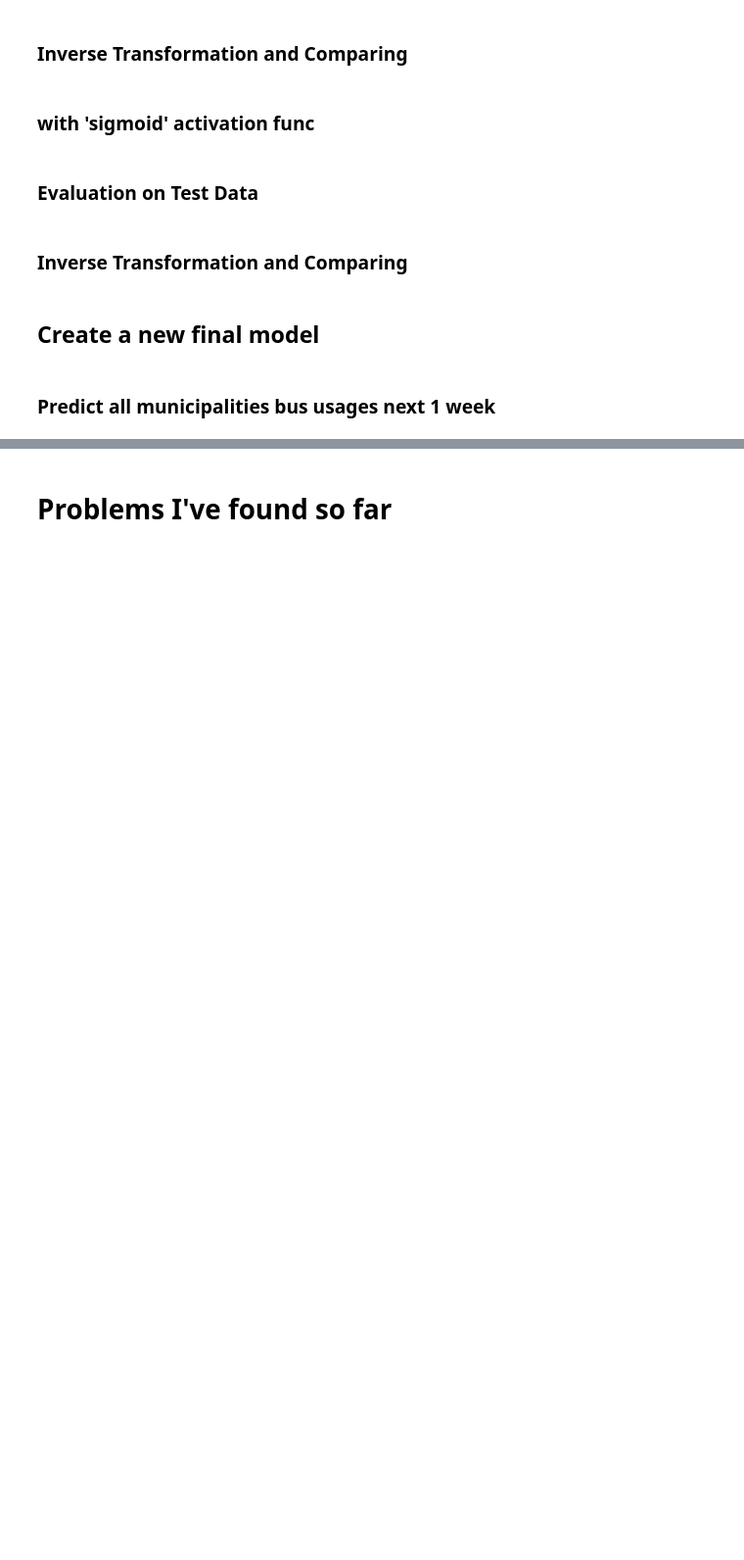
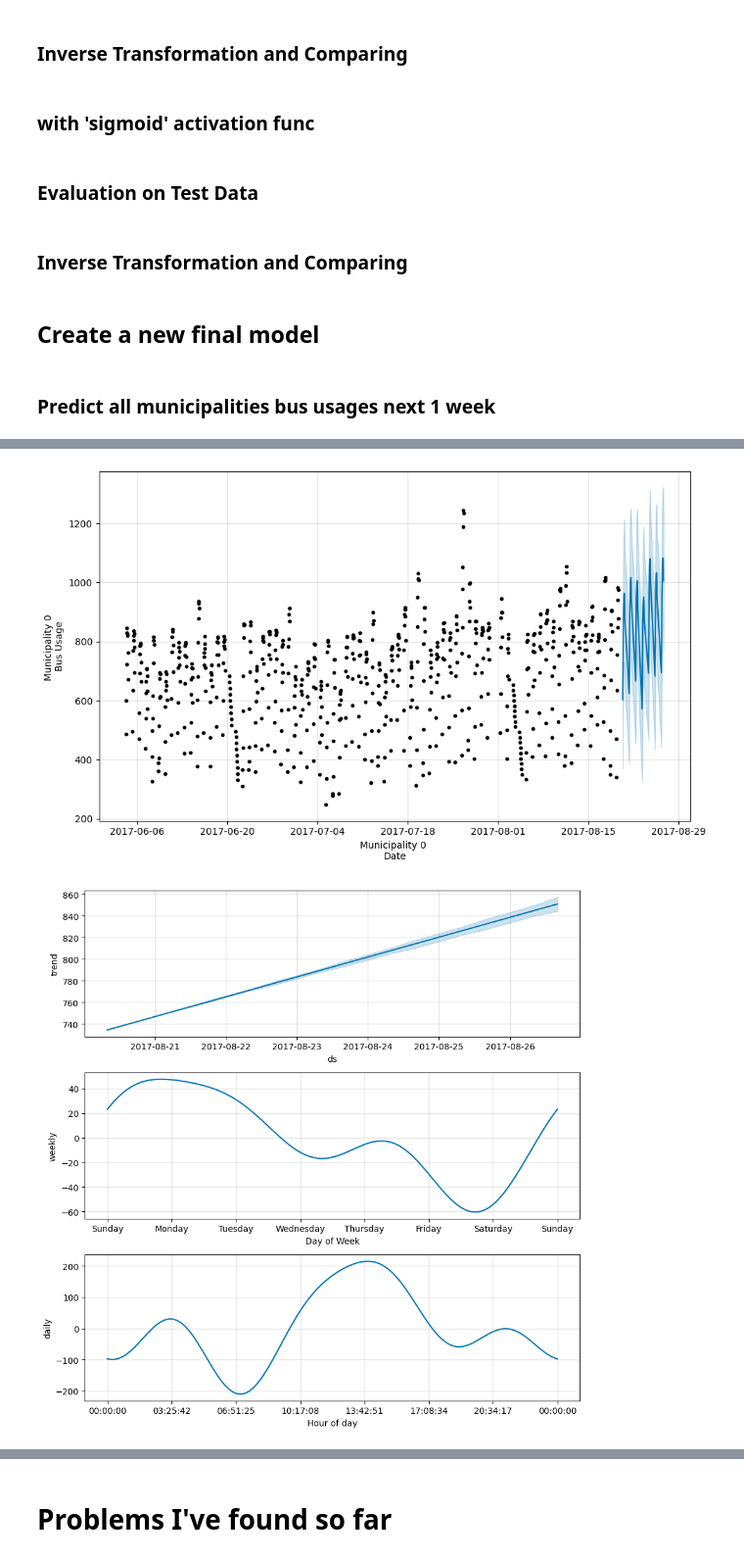
Before and after one commit to EmincanY/TimeSeriesModels-MunicipalityPredictions, a Jupyter notebook: Emincan_YILMAZ_interview.ipynb, the cells around one changed output, grey strips where cells are left out. Shown: that part at 98% size. Saved outputs shown, nothing was run; the diff lists cells and outputs as text; code cells hidden in the pictures; blank space fills up the shorter version.

Commit message:
Almost done. LSTM model not tuned. Prophet predicts almost done.

```diff
--- a/Emincan_YILMAZ_interview.ipynb
+++ b/Emincan_YILMAZ_interview.ipynb
@@ -1971,0 +1021,19 @@ for df in dfs:
+# %%
+dfs = [df_0_last,df_1_last,df_2_last,df_3_last,df_4_last,df_5_last,df_6_last,df_7_last,df_8_last,df_9_last]
+# %%
+dates = pd.date_range(start='2017-08-20 08:00:00', end='2017-08-26 16:00:00', freq='H')
+df = pd.DataFrame(dates, columns=['ds'])
+df['day'] = df['ds'].dt.date
+
+# Filter the hours between 08:00:00 and 16:00:00
+df = df[(df['ds'].dt.hour >= 8) & (df['ds'].dt.hour <= 16)]
+
+grouped = df.groupby(df['day'])
+time_series_list = [grouped.get_group(x) for x in grouped.groups]
+df_pred = pd.DataFrame(pd.concat(time_series_list)).drop('day' , axis = 1)
+df_pred['y'] = np.nan
+print(df_pred)
+
+# for i, time_series in enumerate(time_series_list):
+#     print(f"Time series {i+1}:")
+#     print(time_series)
@@ -1971,0 +1055,19 @@ for df in dfs:
+# %%
+i = 0
+for df in dfs:
+    df['ds'] = df.index
+    df = df.iloc[:,[1,0]]
+    df.rename(columns = {'usage':'y'} , inplace=True)
+    df.reset_index(inplace=True , drop = True)
+    # Create a new Prophet model
+    model = Prophet()
+
+    # Fit the model to the training data
+    model.fit(df)
+
+    # Make predictions on the test data
+    exec(f"visual_pred_{i} = model.predict(df_pred[['ds']])")
+    exec(f"forecast_pred_{i} = model.predict(df_pred[['ds']]).yhat")
+    exec(f"df_pred_{i} = (pd.DataFrame(list(forecast_pred_{i}) , columns=['Predicts'] ,  index = df_pred.ds)).reset_index()")
+
+    i += 1
@@ -1971,0 +1095,6 @@ for df in dfs:
+# %%
+model.plot(visual_pred_0 , xlabel = 'Municipality 0 \nDate' , ylabel = 'Municipality 0 \nBus Usage' );
+model.plot_components(visual_pred_0);
+# %% [output]
+[figure, added]
+[figure, added]
```
Also changed, not shown: parts of 110 cells of this notebook.
